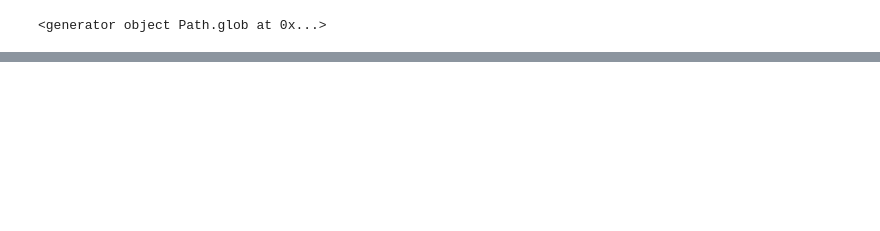
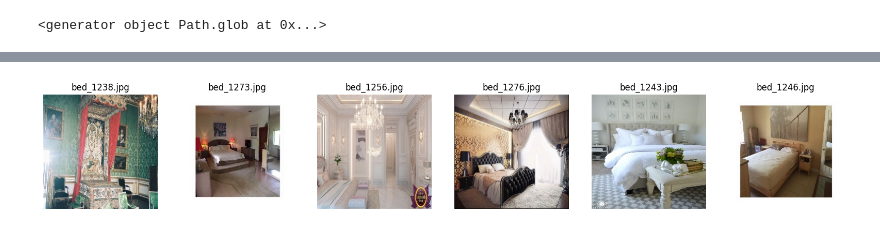
Before and after one commit to preetikhullbe/Dogs-breed-classifier, a Jupyter notebook: image_classification_model.ipynb, the cells around one changed output, grey strips where cells are left out. Drawn from its saved outputs; the diff is of its cells as text; code cells hidden in the pictures; blank space fills up the shorter version.

```diff
--- a/image_classification_model.ipynb
+++ b/image_classification_model.ipynb
@@ -45,0 +60,38 @@ print(images)
+# %%
+# prompt: print some images from the folder dir
+
+import matplotlib.pyplot as plt
+from pathlib import Path
+import imageio as iio
+from PIL import Image
+import os
+
+# get the path/directory
+folder_dir = "/content/drive/MyDrive/Bedroom"
+# %%
+# List all files in the directory
+images_list = os.listdir(folder_dir)
+
+# Filter out non-image files (optional)
+valid_extensions = ('.jpg', '.jpeg', '.png', '.bmp', '.gif')
+images_list = [img for img in images_list if img.lower().endswith(valid_extensions)]
+
+# Function to display images
+def display_images(images_list, folder_dir, num_images=5):
+    plt.figure(figsize=(20, 10))
+
+    for i, img_name in enumerate(images_list[:num_images]):
+        img_path = os.path.join(folder_dir, img_name)
+        img = Image.open(img_path)
+
+        plt.subplot(1, num_images, i + 1)
+        plt.imshow(img)
+        plt.title(img_name)
+        plt.axis('off')
+
+    plt.show()
+# %%
+# Display the first 5 images
+display_images(images_list, folder_dir, num_images=6)
+# %% [output]
+[figure, added]
```
Also changed, not shown: parts of 1 cell of this notebook.
